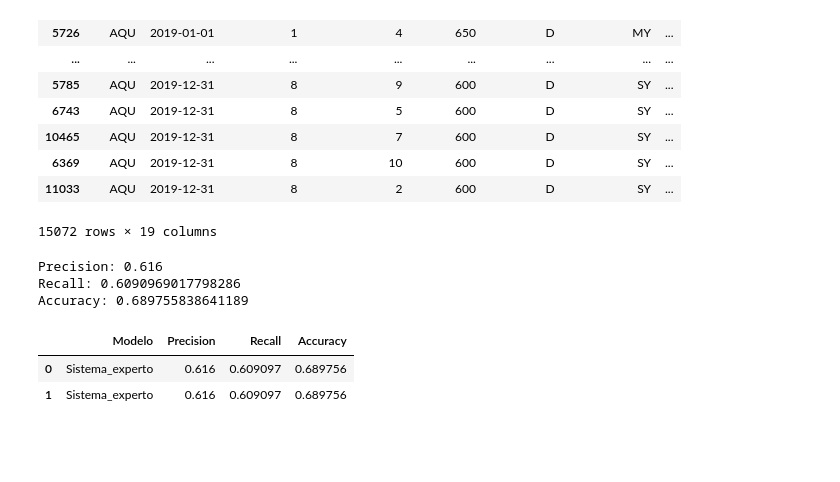
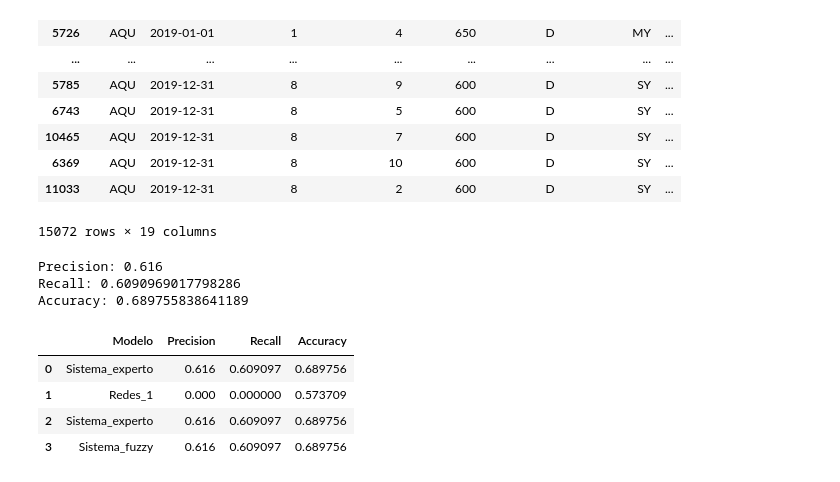
Before and after one commit to jsebastianquiroga/Big_Data-_Derby_2022_SI, a Jupyter notebook: Notebooks/sistemas_inteligentes.ipynb, the cells around one changed output. Saved outputs shown, nothing was run; the diff lists cells and outputs as text; code cells hidden in the pictures; blank space fills up the shorter version.

```diff
--- a/Notebooks/sistemas_inteligentes.ipynb
+++ b/Notebooks/sistemas_inteligentes.ipynb
@@ -1667,14 +1708,16 @@ Precision: 0.616
 Recall: 0.6090969017798286
 Accuracy: 0.689755838641189
 # %%
-d6 = {'Modelo': ['Sistema_experto'],
+d6 = {'Modelo': ['Sistema_fuzzy'],
      'Precision': [precision_score(nyra_2019_fuzzy['First_3'], nyra_2019_fuzzy['prediction'])],
      'Recall': recall_score(nyra_2019_fuzzy['First_3'], nyra_2019_fuzzy['prediction']),
      'Accuracy': accuracy_score(nyra_2019_fuzzy['First_3'], nyra_2019_fuzzy['prediction'])}
 Resultados6 = pd.DataFrame(data=d6)
 Resultados = Resultados.append(Resultados6, ignore_index=True)
 Resultados
 # %% [output]
 |  | Modelo | Precision | Recall | Accuracy |
 | 0 | Sistema_experto | 0.616 | 0.609097 | 0.689756 |
-| 1 | Sistema_experto | 0.616 | 0.609097 | 0.689756 |
+| 1 | Redes_1 | 0.000 | 0.000000 | 0.573709 |
+| 2 | Sistema_experto | 0.616 | 0.609097 | 0.689756 |
+| 3 | Sistema_fuzzy | 0.616 | 0.609097 | 0.689756 |
```
Also changed, not shown: parts of 8 cells of this notebook.
